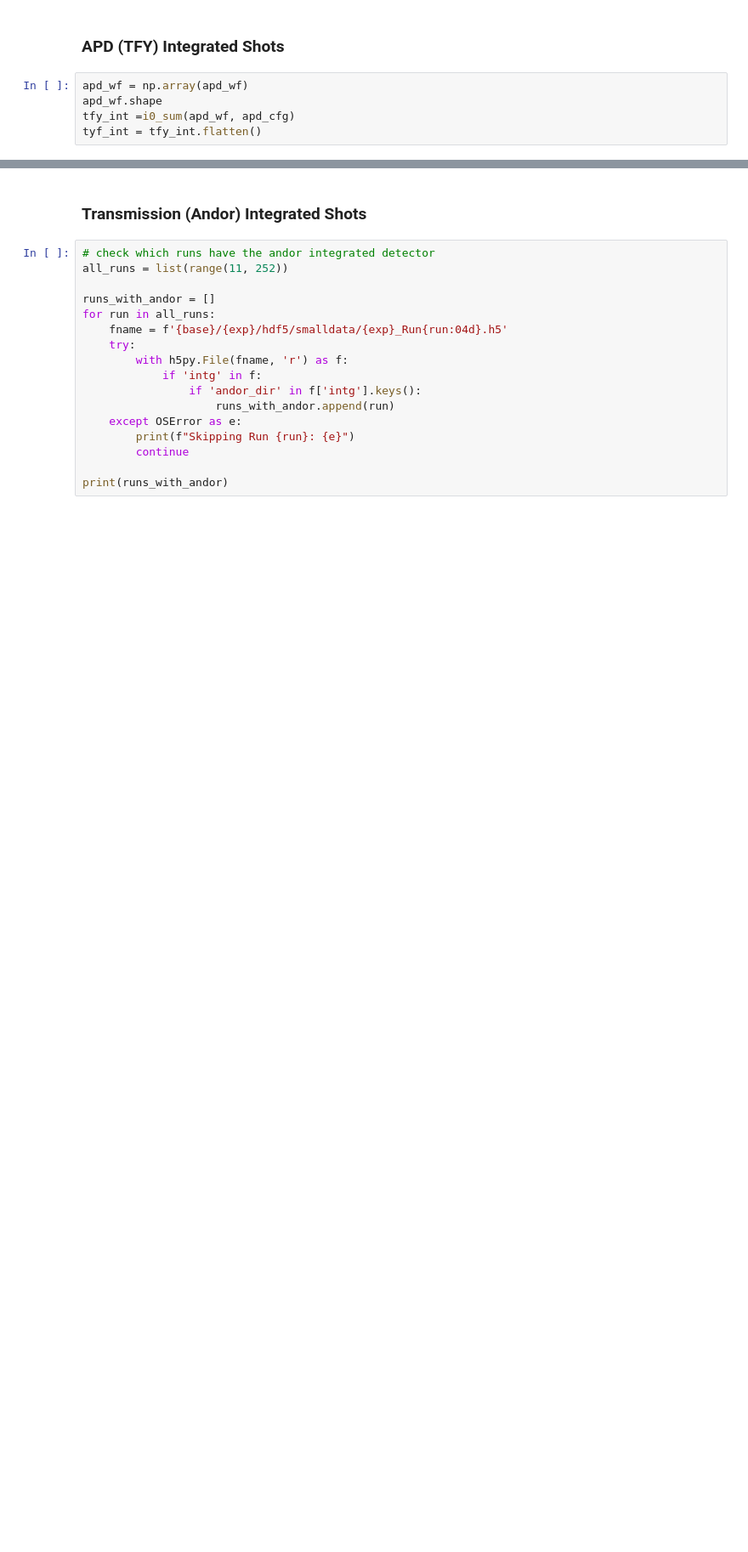
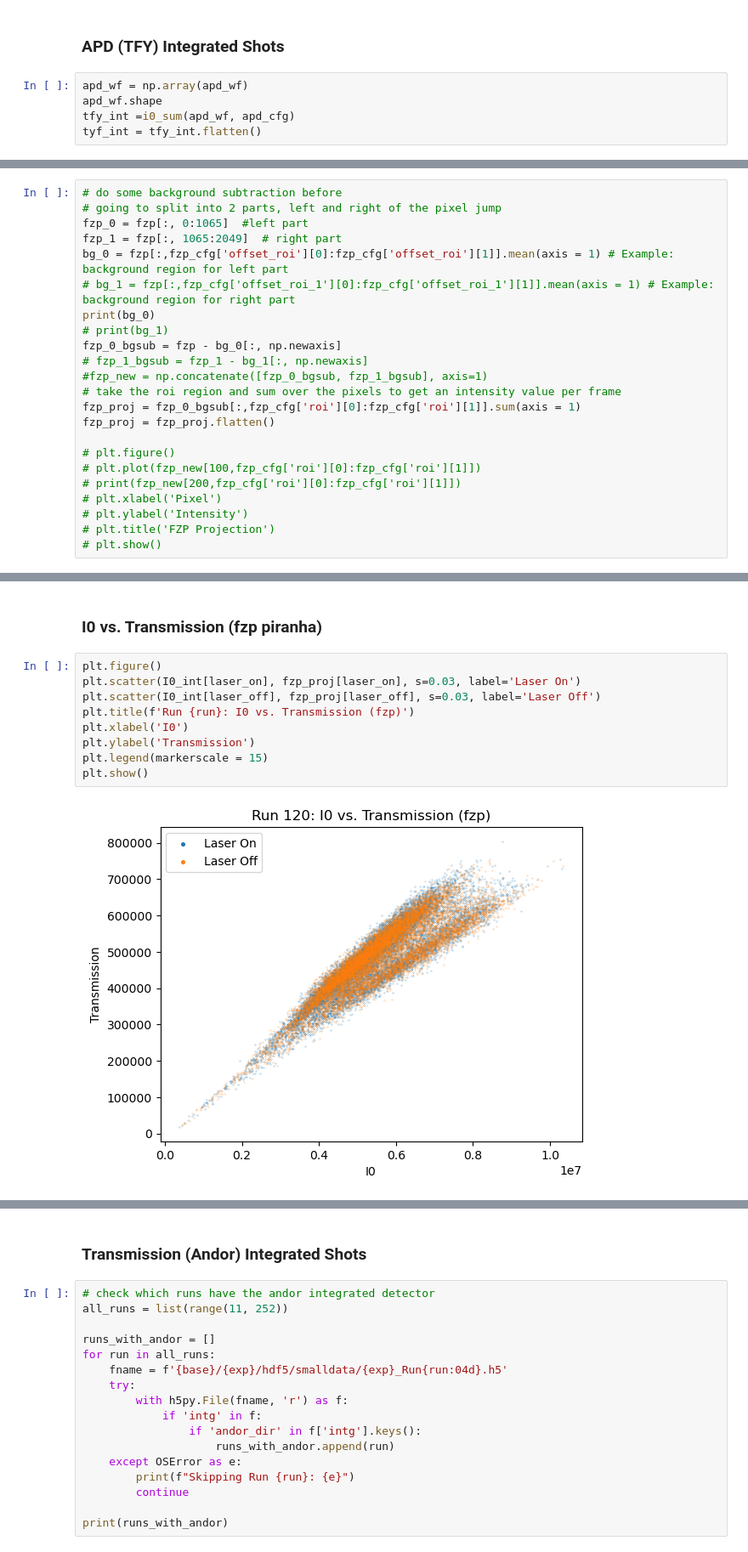
Before and after one commit to weijini777/DataAcceleratorChemRIXS, a Jupyter notebook: jupyter_notebook/correlations.ipynb, the cells around one changed output, grey strips where cells are left out. Shown at 85% size. Cells and saved outputs as stored; diff of their text form; blank space fills up the shorter version.

```diff
--- a/jupyter_notebook/correlations.ipynb
+++ b/jupyter_notebook/correlations.ipynb
@@ -109,0 +429,23 @@ tyf_int = tfy_int.flatten()
+# %%
+# do some background subtraction before
+# going to split into 2 parts, left and right of the pixel jump
+fzp_0 = fzp[:, 0:1065]  #left part
+fzp_1 = fzp[:, 1065:2049]  # right part
+bg_0 = fzp[:,fzp_cfg['offset_roi'][0]:fzp_cfg['offset_roi'][1]].mean(axis = 1) # Example: background region for left part
+# bg_1 = fzp[:,fzp_cfg['offset_roi_1'][0]:fzp_cfg['offset_roi_1'][1]].mean(axis = 1) # Example: background region for right part
+print(bg_0)
+# print(bg_1)
+fzp_0_bgsub = fzp - bg_0[:, np.newaxis]
+# fzp_1_bgsub = fzp_1 - bg_1[:, np.newaxis]
+#fzp_new = np.concatenate([fzp_0_bgsub, fzp_1_bgsub], axis=1)
+# take the roi region and sum over the pixels to get an intensity value per frame
+fzp_proj = fzp_0_bgsub[:,fzp_cfg['roi'][0]:fzp_cfg['roi'][1]].sum(axis = 1)
+fzp_proj = fzp_proj.flatten()
+
+# plt.figure()
+# plt.plot(fzp_new[100,fzp_cfg['roi'][0]:fzp_cfg['roi'][1]])
+# print(fzp_new[200,fzp_cfg['roi'][0]:fzp_cfg['roi'][1]])
+# plt.xlabel('Pixel')
+# plt.ylabel('Intensity')
+# plt.title('FZP Projection')
+# plt.show()
@@ -109,0 +487,13 @@ tyf_int = tfy_int.flatten()
+# %% [markdown]
+### I0 vs. Transmission (fzp piranha)
+# %%
+plt.figure()
+plt.scatter(I0_int[laser_on], fzp_proj[laser_on], s=0.03, label='Laser On')
+plt.scatter(I0_int[laser_off], fzp_proj[laser_off], s=0.03, label='Laser Off')
+plt.title(f'Run {run}: I0 vs. Transmission (fzp)')
+plt.xlabel('I0')
+plt.ylabel('Transmission')
+plt.legend(markerscale = 15)
+plt.show()
+# %% [output]
+[figure, added]
```
Also changed, not shown: parts of 87 cells of this notebook, 1 other file.
